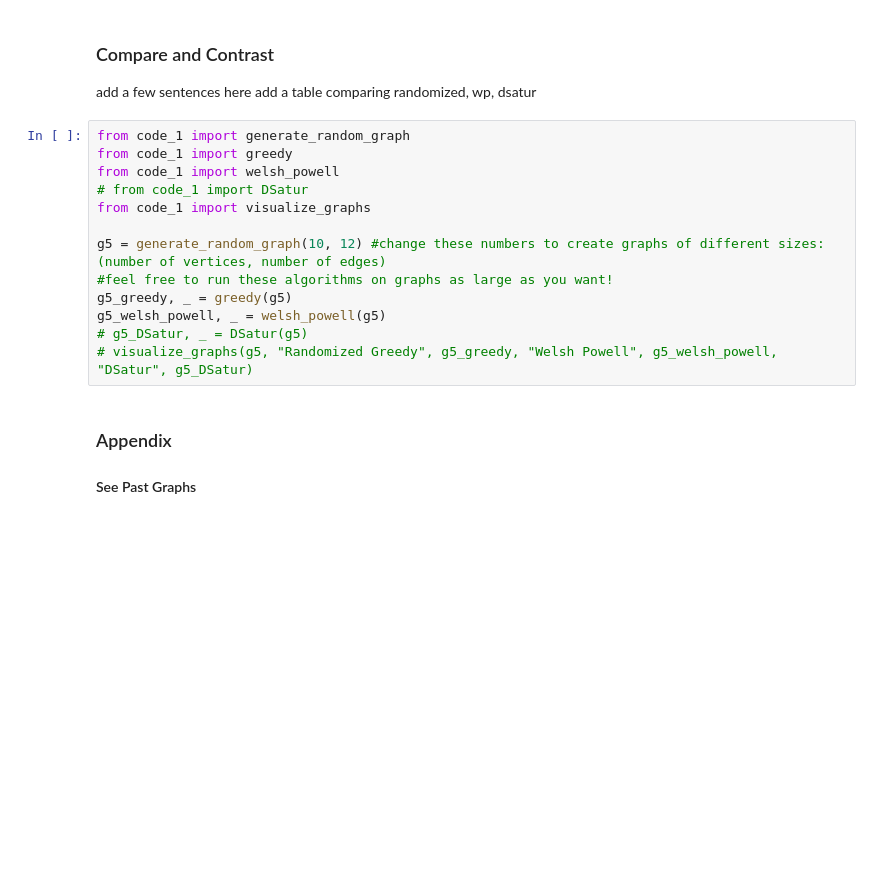
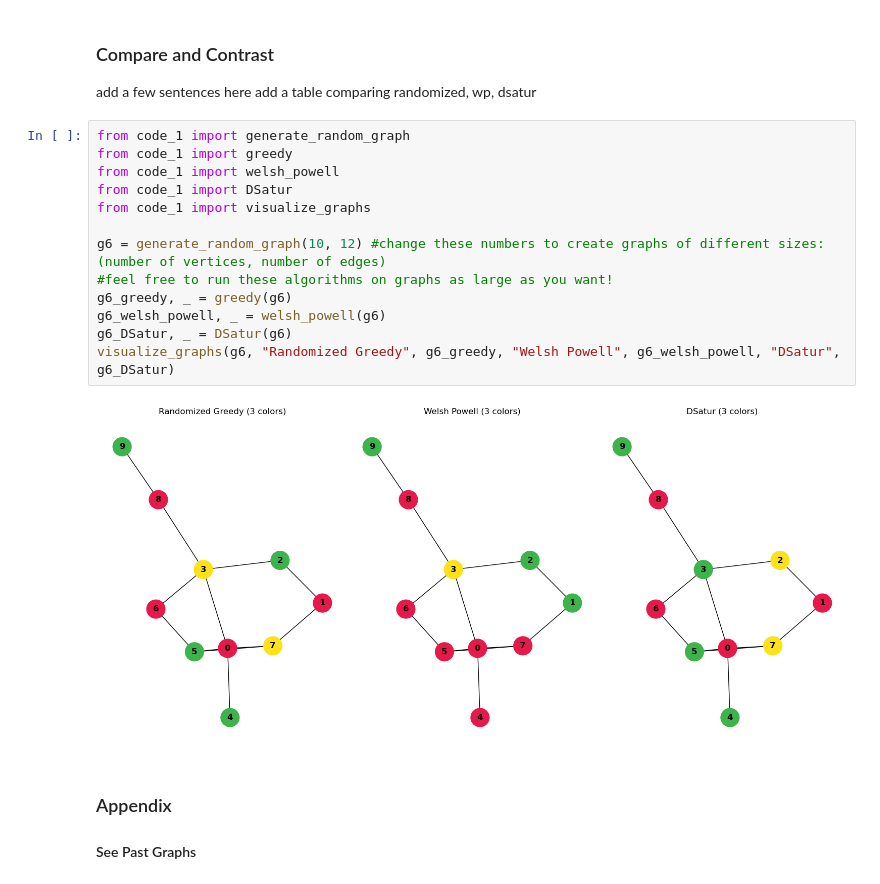
Before and after one commit to crane919/graph-coloring, a Jupyter notebook: Essay.ipynb, the cells around one changed output. Drawn from its saved outputs; the diff is of its cells as text; blank space fills up the shorter version.

```diff
--- a/Essay.ipynb
+++ b/Essay.ipynb
@@ -178,16 +240,18 @@ add a table comparing randomized, wp, dsatur
 # %%
 from code_1 import generate_random_graph
 from code_1 import greedy
 from code_1 import welsh_powell
-# from code_1 import DSatur
+from code_1 import DSatur
 from code_1 import visualize_graphs
 
-g5 = generate_random_graph(10, 12) #change these numbers to create graphs of different sizes: (number of vertices, number of edges)
+g6 = generate_random_graph(10, 12) #change these numbers to create graphs of different sizes: (number of vertices, number of edges)
 #feel free to run these algorithms on graphs as large as you want!
-g5_greedy, _ = greedy(g5)
-g5_welsh_powell, _ = welsh_powell(g5)
-# g5_DSatur, _ = DSatur(g5)
-# visualize_graphs(g5, "Randomized Greedy", g5_greedy, "Welsh Powell", g5_welsh_powell, "DSatur", g5_DSatur)
+g6_greedy, _ = greedy(g6)
+g6_welsh_powell, _ = welsh_powell(g6)
+g6_DSatur, _ = DSatur(g6)
+visualize_graphs(g6, "Randomized Greedy", g6_greedy, "Welsh Powell", g6_welsh_powell, "DSatur", g6_DSatur)
+# %% [output]
+[figure, added]
 # %% [markdown]
 ### Appendix
 #### See Past Graphs
```
Also changed, not shown: parts of 6 cells of this notebook, 3 other files.
